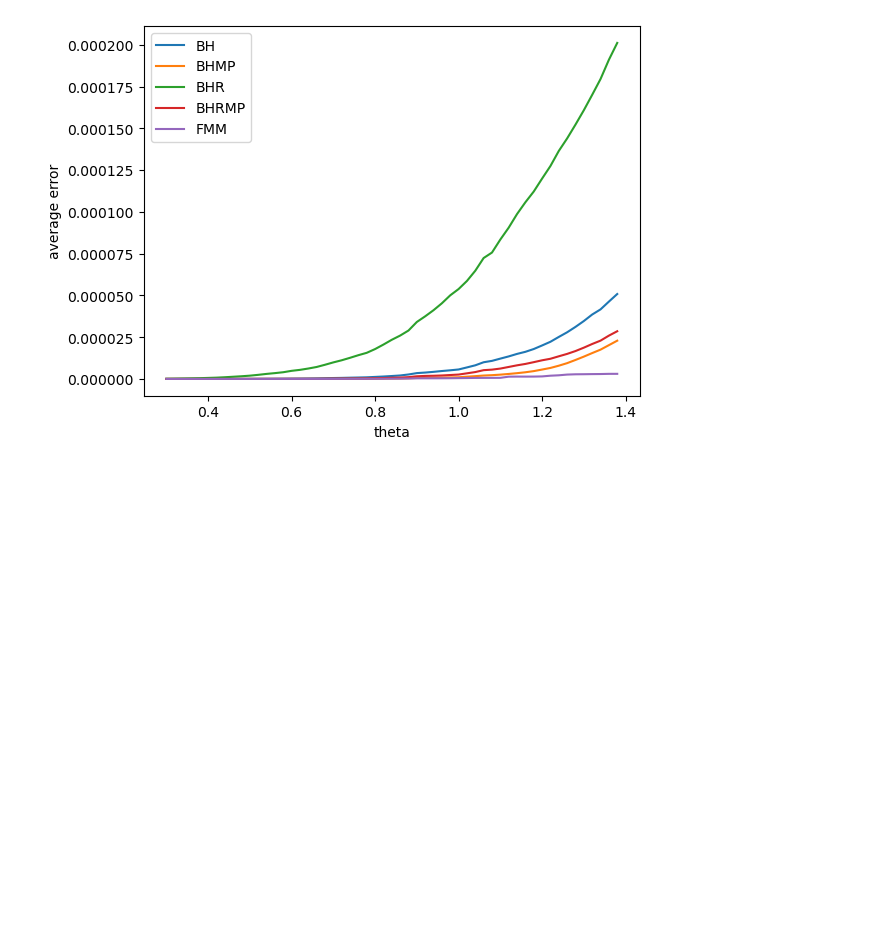
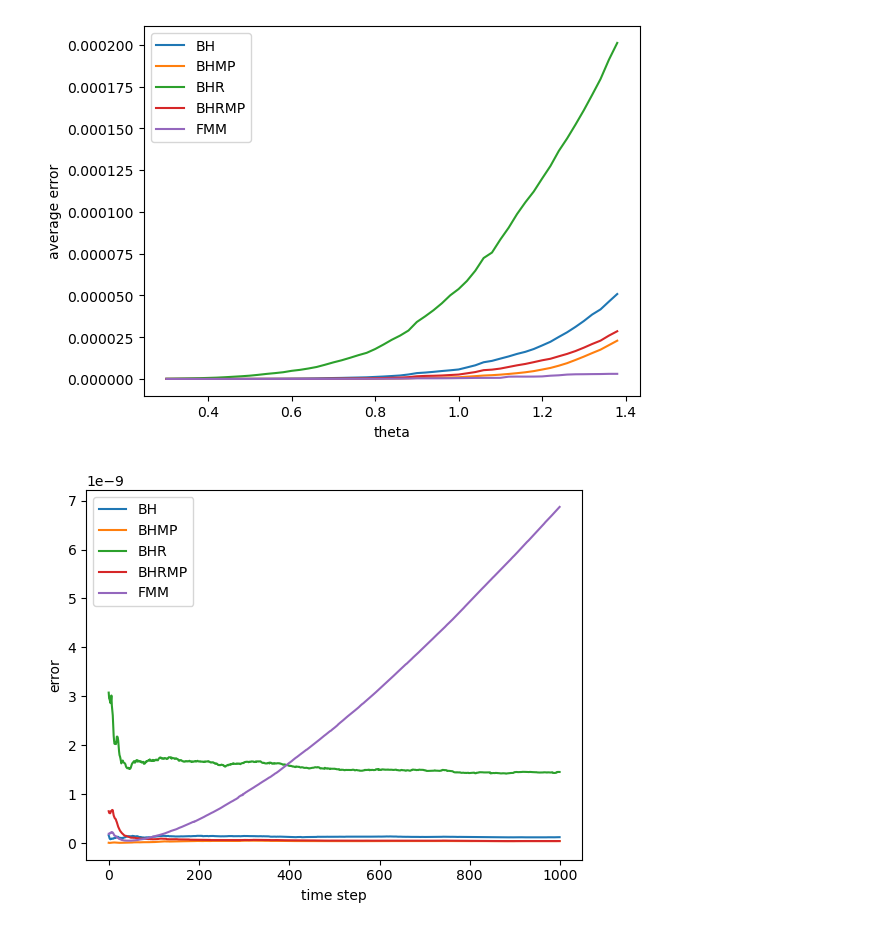
Before and after one commit to LucasFurer/MasterThesisLucas, a Jupyter notebook: grapher.ipynb, the cells around one changed output. Saved outputs shown, nothing was run; the diff lists cells and outputs as text; code cells hidden in the pictures; blank space fills up the shorter version.

```diff
--- a/grapher.ipynb
+++ b/grapher.ipynb
@@ -113,3 +113,31 @@ plt.savefig("plotOutput/lines_plot.png", dpi=300)
 plt.show()
 # %% [output]
 [figure]
+# %%
+custom_labels = {
+    "graphCSV\scenario5lineErrorTimestepBH.csv": "BH",
+    "graphCSV\scenario5lineErrorTimestepBHMultipole.csv": "BHMP",
+    "graphCSV\scenario5lineErrorTimestepBHReverse.csv": "BHR",
+    "graphCSV\scenario5lineErrorTimestepBHReverseMultipole.csv": "BHRMP",
+    "graphCSV\scenario5lineErrorTimestepFMM.csv": "FMM",
+}
+
+plt.figure()
+
+begin = 0
+end = 1000
+for file in custom_labels: #glob.glob("graphCSV/scenario5*.csv"):
+    data = pd.read_csv(file, header=None)
+    x = data[0][begin:end].reset_index(drop=True)
+    y = data[1][begin:end].reset_index(drop=True)
+    label = custom_labels.get(file, os.path.basename(file))
+    plt.plot(x, y, label=label)
+
+plt.xlabel("time step")
+plt.ylabel("error")
+
+plt.legend()
+plt.savefig("plotOutput/lines_plot.png", dpi=300)
+plt.show()
+# %% [output]
+[figure, added]
```
Also changed, not shown: parts of 1 cell of this notebook, 3 other files.
